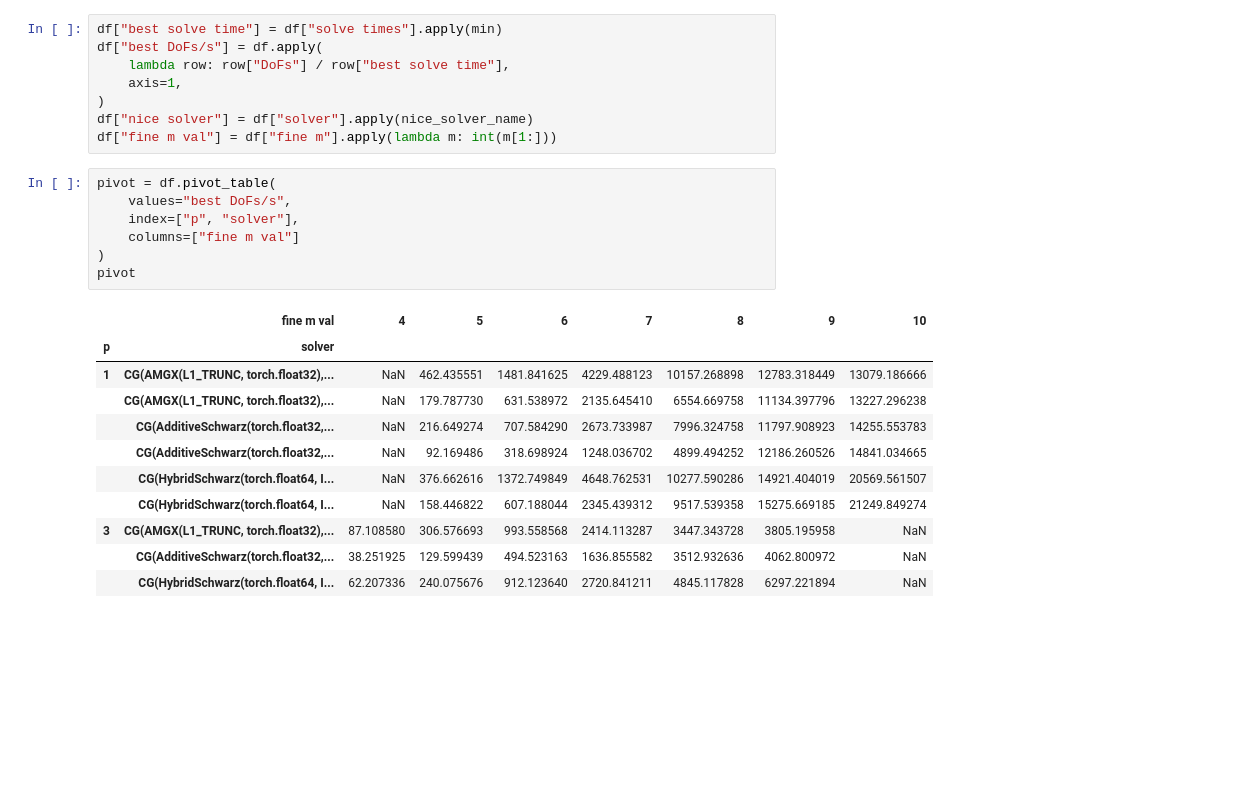
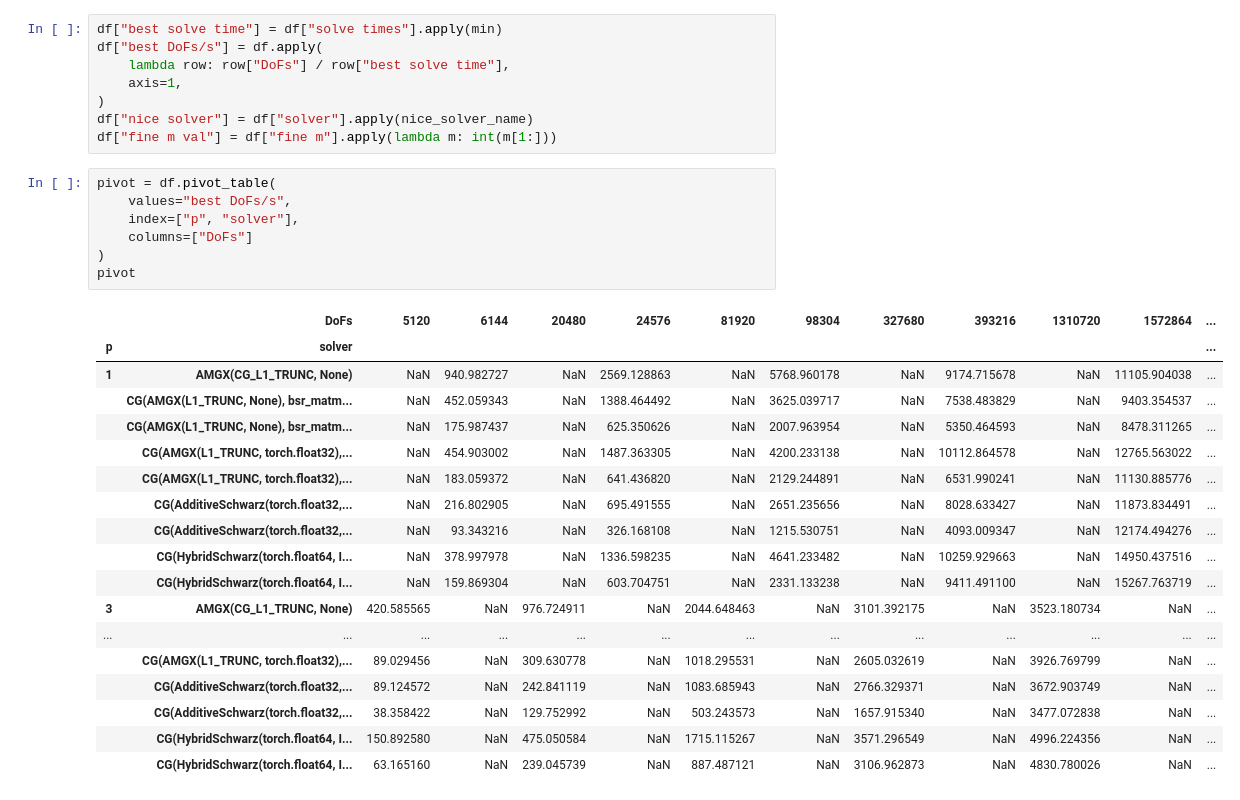
Before and after one commit to mgr0dzicki/dd-solvers, a Jupyter notebook: notebooks/plot_scaling.ipynb, the cells around one changed output. Cells and saved outputs as stored; diff of their text form; blank space fills up the shorter version.

```diff
--- a/notebooks/plot_scaling.ipynb
+++ b/notebooks/plot_scaling.ipynb
@@ -43,21 +43,28 @@ df["fine m val"] = df["fine m"].apply(lambda m: int(m[1:]))
 # %%
 pivot = df.pivot_table(
     values="best DoFs/s",
     index=["p", "solver"],
-    columns=["fine m val"]
+    columns=["DoFs"]
 )
 pivot
 # %% [output]
-|  | fine m val | 4 | 5 | 6 | 7 | 8 | 9 | 10 |
-| p | solver |  |  |  |  |  |  |  |
-| 1 | CG(AMGX(L1_TRUNC, torch.float32),... | NaN | 462.435551 | 1481.841625 | 4229.488123 | 10157.268898 | 12783.318449 | 13079.186666 |
-|  | CG(AMGX(L1_TRUNC, torch.float32),... | NaN | 179.787730 | 631.538972 | 2135.645410 | 6554.669758 | 11134.397796 | 13227.296238 |
-|  | CG(AdditiveSchwarz(torch.float32,... | NaN | 216.649274 | 707.584290 | 2673.733987 | 7996.324758 | 11797.908923 | 14255.553783 |
-|  | CG(AdditiveSchwarz(torch.float32,... | NaN | 92.169486 | 318.698924 | 1248.036702 | 4899.494252 | 12186.260526 | 14841.034665 |
-|  | CG(HybridSchwarz(torch.float64, I... | NaN | 376.662616 | 1372.749849 | 4648.762531 | 10277.590286 | 14921.404019 | 20569.561507 |
-|  | CG(HybridSchwarz(torch.float64, I... | NaN | 158.446822 | 607.188044 | 2345.439312 | 9517.539358 | 15275.669185 | 21249.849274 |
-| 3 | CG(AMGX(L1_TRUNC, torch.float32),... | 87.108580 | 306.576693 | 993.558568 | 2414.113287 | 3447.343728 | 3805.195958 | NaN |
-|  | CG(AdditiveSchwarz(torch.float32,... | 38.251925 | 129.599439 | 494.523163 | 1636.855582 | 3512.932636 | 4062.800972 | NaN |
-|  | CG(HybridSchwarz(torch.float64, I... | 62.207336 | 240.075676 | 912.123640 | 2720.841211 | 4845.117828 | 6297.221894 | NaN |
+|  | DoFs | 5120 | 6144 | 20480 | 24576 | 81920 | 98304 | 327680 | 393216 | 1310720 | 1572864 | ... |
+| p | solver |  |  |  |  |  |  |  |  |  |  | ... |
+| 1 | AMGX(CG_L1_TRUNC, None) | NaN | 940.982727 | NaN | 2569.128863 | NaN | 5768.960178 | NaN | 9174.715678 | NaN | 11105.904038 | ... |
+|  | CG(AMGX(L1_TRUNC, None), bsr_matm... | NaN | 452.059343 | NaN | 1388.464492 | NaN | 3625.039717 | NaN | 7538.483829 | NaN | 9403.354537 | ... |
+|  | CG(AMGX(L1_TRUNC, None), bsr_matm... | NaN | 175.987437 | NaN | 625.350626 | NaN | 2007.963954 | NaN | 5350.464593 | NaN | 8478.311265 | ... |
+|  | CG(AMGX(L1_TRUNC, torch.float32),... | NaN | 454.903002 | NaN | 1487.363305 | NaN | 4200.233138 | NaN | 10112.864578 | NaN | 12765.563022 | ... |
+|  | CG(AMGX(L1_TRUNC, torch.float32),... | NaN | 183.059372 | NaN | 641.436820 | NaN | 2129.244891 | NaN | 6531.990241 | NaN | 11130.885776 | ... |
+|  | CG(AdditiveSchwarz(torch.float32,... | NaN | 216.802905 | NaN | 695.491555 | NaN | 2651.235656 | NaN | 8028.633427 | NaN | 11873.834491 | ... |
+|  | CG(AdditiveSchwarz(torch.float32,... | NaN | 93.343216 | NaN | 326.168108 | NaN | 1215.530751 | NaN | 4093.009347 | NaN | 12174.494276 | ... |
+|  | CG(HybridSchwarz(torch.float64, I... | NaN | 378.997978 | NaN | 1336.598235 | NaN | 4641.233482 | NaN | 10259.929663 | NaN | 14950.437516 | ... |
+|  | CG(HybridSchwarz(torch.float64, I... | NaN | 159.869304 | NaN | 603.704751 | NaN | 2331.133238 | NaN | 9411.491100 | NaN | 15267.763719 | ... |
+| 3 | AMGX(CG_L1_TRUNC, None) | 420.585565 | NaN | 976.724911 | NaN | 2044.648463 | NaN | 3101.392175 | NaN | 3523.180734 | NaN | ... |
+| ... | ... | ... | ... | ... | ... | ... | ... | ... | ... | ... | ... | ... |
+|  | CG(AMGX(L1_TRUNC, torch.float32),... | 89.029456 | NaN | 309.630778 | NaN | 1018.295531 | NaN | 2605.032619 | NaN | 3926.769799 | NaN | ... |
+|  | CG(AdditiveSchwarz(torch.float32,... | 89.124572 | NaN | 242.841119 | NaN | 1083.685943 | NaN | 2766.329371 | NaN | 3672.903749 | NaN | ... |
+|  | CG(AdditiveSchwarz(torch.float32,... | 38.358422 | NaN | 129.752992 | NaN | 503.243573 | NaN | 1657.915340 | NaN | 3477.072838 | NaN | ... |
+|  | CG(HybridSchwarz(torch.float64, I... | 150.892580 | NaN | 475.050584 | NaN | 1715.115267 | NaN | 3571.296549 | NaN | 4996.224356 | NaN | ... |
+|  | CG(HybridSchwarz(torch.float64, I... | 63.165160 | NaN | 239.045739 | NaN | 887.487121 | NaN | 3106.962873 | NaN | 4830.780026 | NaN | ... |
 # %%
 fig, ax = plt.subplots(figsize=(10, 6))
```
Also changed, not shown: parts of 1 cell of this notebook, 3 other files.
